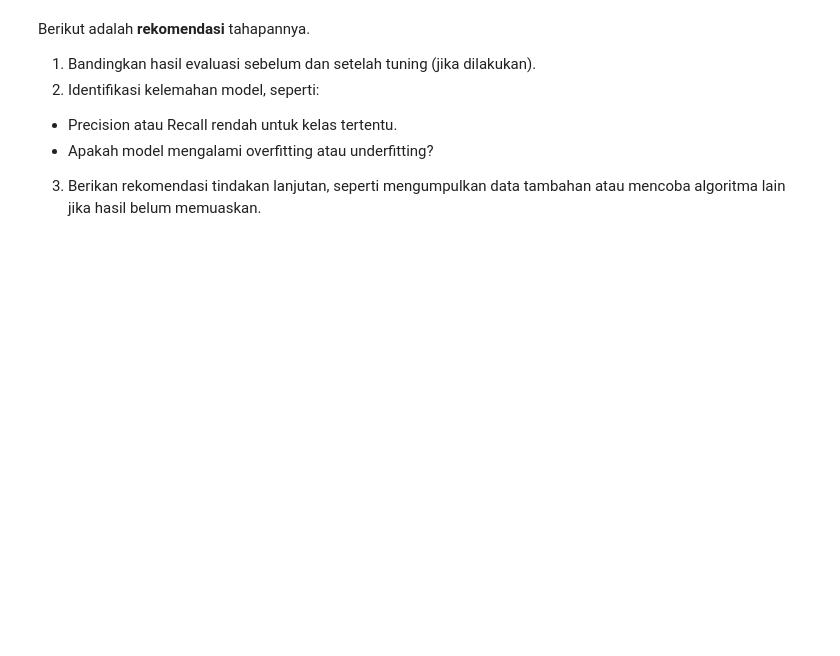
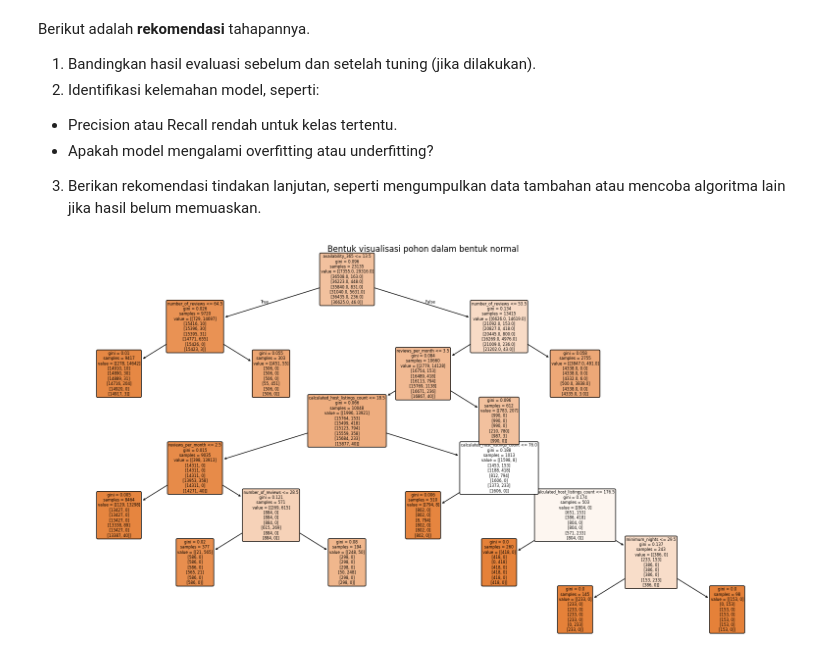
Before and after one commit to DGkurnia/cnkproject, a Jupyter notebook: BMLP_Derfansyah_Guswiranata_Kurnia_klasifikasi.ipynb, the cells around one changed output. Saved outputs shown, nothing was run; the diff lists cells and outputs as text; code cells hidden in the pictures; blank space fills up the shorter version.

```diff
--- a/BMLP_Derfansyah_Guswiranata_Kurnia_klasifikasi.ipynb
+++ b/BMLP_Derfansyah_Guswiranata_Kurnia_klasifikasi.ipynb
@@ -639,3 +731,12 @@ Berikut adalah **rekomendasi** tahapannya.
   - Precision atau Recall rendah untuk kelas tertentu.
   - Apakah model mengalami overfitting atau underfitting?
 3. Berikan rekomendasi tindakan lanjutan, seperti mengumpulkan data tambahan atau mencoba algoritma lain jika hasil belum memuaskan.
+# %%
+#inspeksi bentuk 'pohon keputusan' normal
+nrmpl = rclasf.estimators_[0]
+plt.figure(figsize=(20,10))
+plot_tree(nrmpl, filled=True, feature_names=Xcltrain.columns, rounded=True)
+plt.title("Bentuk visualisasi pohon dalam bentuk normal")
+plt.show()
+# %% [output]
+[figure, added]
```
Also changed, not shown: parts of 17 cells of this notebook.
